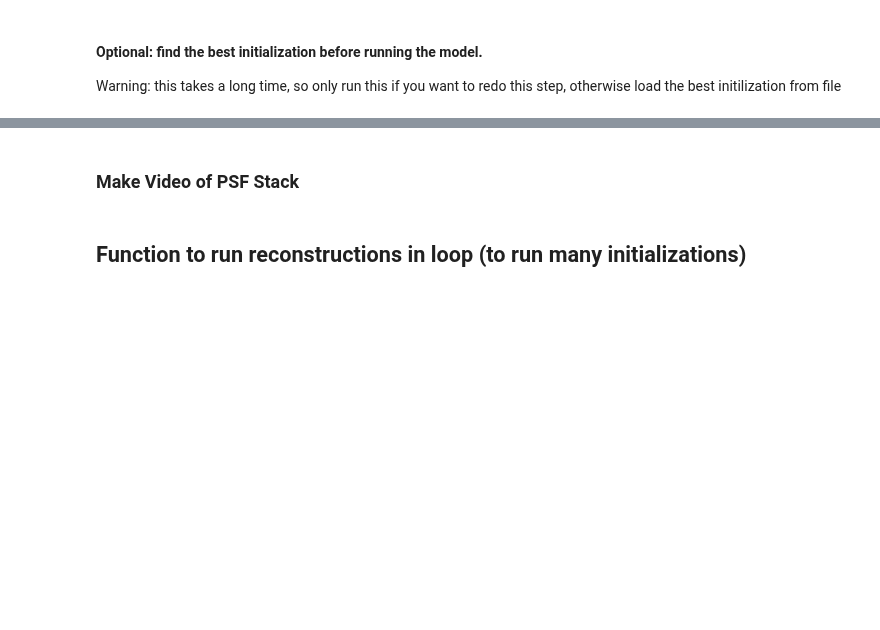
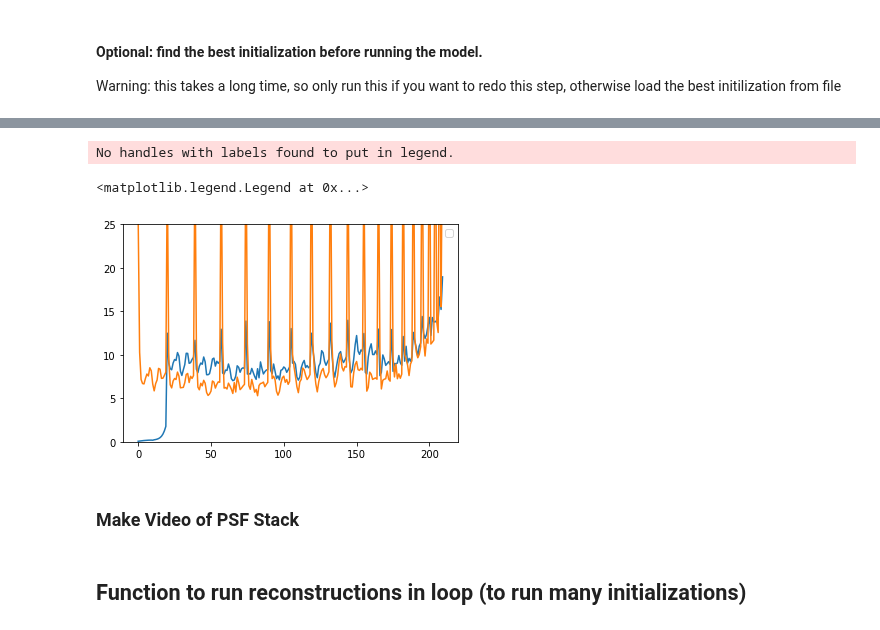
Before and after one commit to antipa/Randoscope_dev, a Jupyter notebook: RandoscopeXCorrMinTF-RadiusLearning.ipynb, the cells around one changed output, grey strips where cells are left out. Drawn from its saved outputs; the diff is of its cells as text; code cells hidden in the pictures; blank space fills up the shorter version.

```diff
--- a/RandoscopeXCorrMinTF-RadiusLearning.ipynb
+++ b/RandoscopeXCorrMinTF-RadiusLearning.ipynb
@@ -137,0 +125,17 @@ plt.plot(R_init.numpy())
+# %%
+zstack = model.gen_psf_stack(Tinit,.9,0)
+pspec = model.gen_stack_spectrum(zstack)
+ccorr = model.gen_correlation_stack(pspec)
+max_stack = [np.max(ccorr[n].numpy()) for n in range(len(ccorr))]
+
+max_check = []
+plt.figure()
+plt.plot(np.array(Rmat))
+plt.ylim((0, 25))
+plt.plot(np.array(max_stack)*model.psf_scale.numpy()*.25)
+
+plt.legend()
+# %% [output]
+No handles with labels found to put in legend.
+<matplotlib.legend.Legend at 0x...>
+[figure, added]
```
Also changed, not shown: parts of 13 cells of this notebook, 2 other files.
